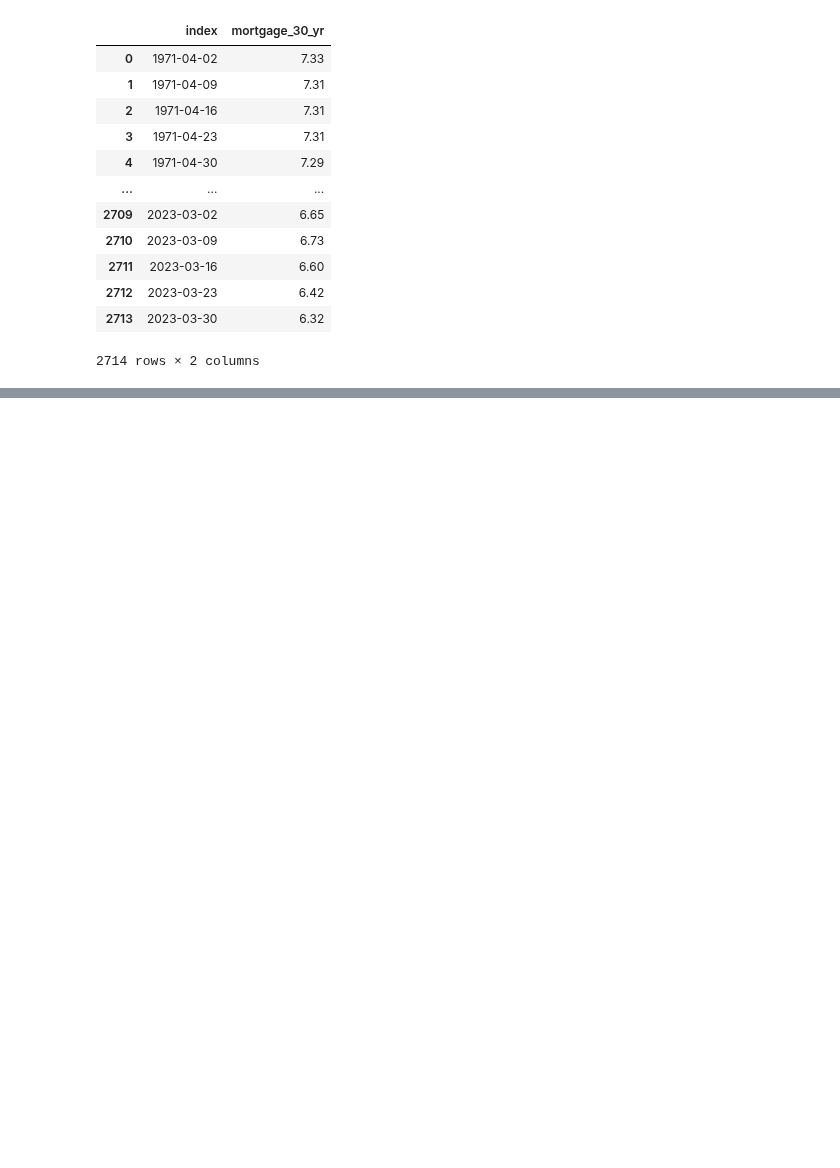
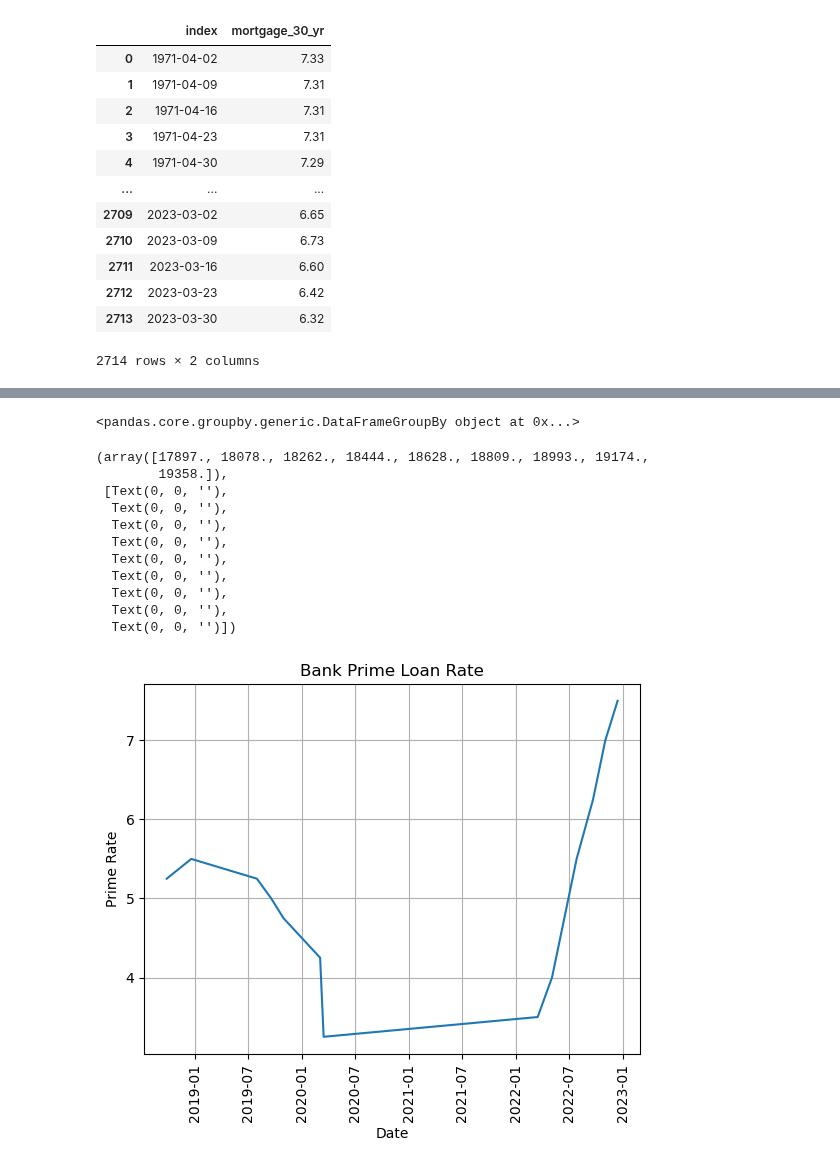
Before and after one commit to ceramicbull/Project-1-Repo, a Jupyter notebook: chelsea-pickett/API-notebook.ipynb, the cells around one changed output, grey strips where cells are left out. Drawn from its saved outputs; the diff is of its cells as text; code cells hidden in the pictures; blank space fills up the shorter version.

Commit message:
copied code to group jupyter notebook

```diff
--- a/chelsea-pickett/API-notebook.ipynb
+++ b/chelsea-pickett/API-notebook.ipynb
@@ -261,0 +304,3 @@ for i, row in mortgage_rate_30_df.iterrows():
+# %%
+prime_loan_rate_df = pd.DataFrame(prime_loan_rate)
+prime_loan_rate_df
@@ -261,0 +321,3 @@ for i, row in mortgage_rate_30_df.iterrows():
+# %%
+prime_loan_rate_df.reset_index(inplace=True)
+prime_loan_rate_df
@@ -261,0 +338,4 @@ for i, row in mortgage_rate_30_df.iterrows():
+# %%
+#rename columns
+prime_loan_rate_df.columns =['Date','Prime Rate']
+prime_loan_rate_df
@@ -261,0 +356,4 @@ for i, row in mortgage_rate_30_df.iterrows():
+# %%
+#filter date range to match other dataset
+prime_loan_rate_df = prime_loan_rate_df.query("Date > '2018-07-31' and Date < '2023-02-01'")
+prime_loan_rate_df
@@ -261,0 +376,28 @@ for i, row in mortgage_rate_30_df.iterrows():
+# %%
+average_prime_rate = prime_loan_rate_df.groupby(['Date'], as_index=False)#.mean()
+average_prime_rate
+# %% [output]
+<pandas.core.groupby.generic.DataFrameGroupBy object at 0x...>
+# %%
+x_value = prime_loan_rate_df['Date']
+y_value = prime_loan_rate_df['Prime Rate']
+
+plt.plot(x_value, y_value)
+plt.xlabel("Date")
+plt.ylabel("Prime Rate")
+plt.grid()
+plt.title("Bank Prime Loan Rate")
+plt.xticks(rotation='vertical')
+# %% [output]
+(array([17897., 18078., 18262., 18444., 18628., 18809., 18993., 19174.,
+        19358.]),
+ [Text(0, 0, ''),
+  Text(0, 0, ''),
+  Text(0, 0, ''),
+  Text(0, 0, ''),
+  Text(0, 0, ''),
+  Text(0, 0, ''),
+  Text(0, 0, ''),
+  Text(0, 0, ''),
+  Text(0, 0, '')])
+[figure, added]
```
Also changed, not shown: parts of 48 cells of this notebook, 1 other file.
